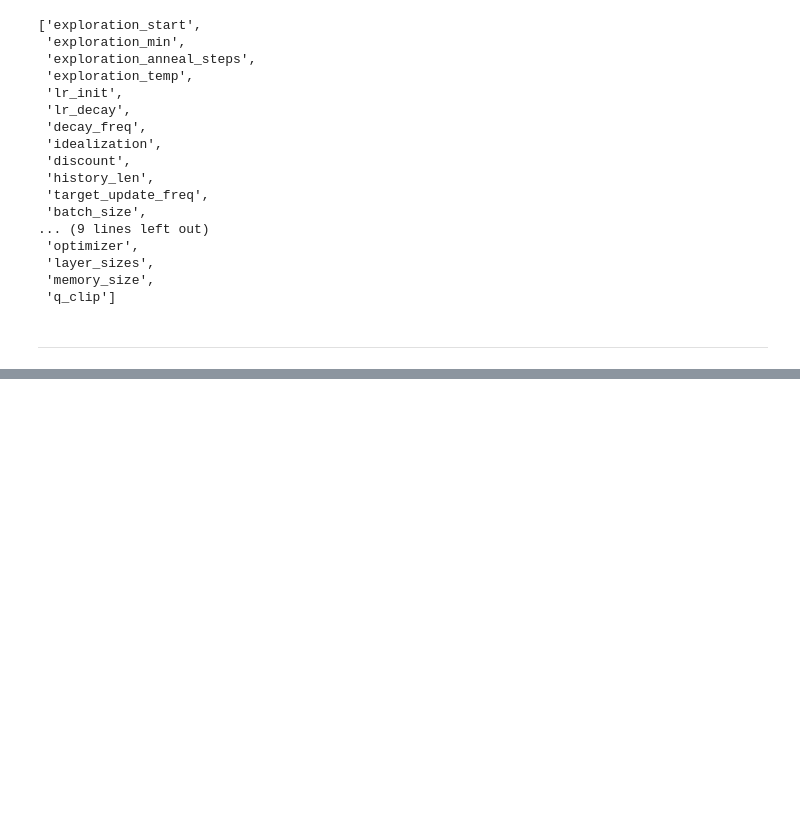
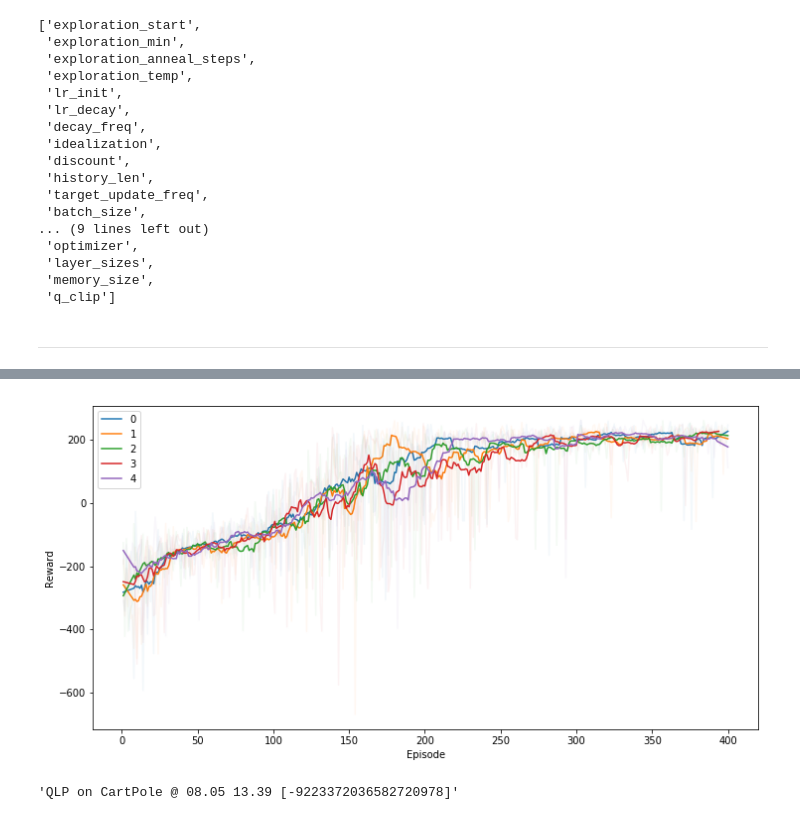
Before and after one commit to stefan-niculae/lunar-rainbow, a Jupyter notebook: gather_priors.ipynb, the cells around one changed output, grey strips where cells are left out. Drawn from its saved outputs; the diff is of its cells as text; code cells hidden in the pictures; blank space fills up the shorter version.

```diff
--- a/gather_priors.ipynb
+++ b/gather_priors.ipynb
@@ -87,4 +94,4 @@ search_params
 # %%
 OUTPUTS_DIR = Path('outputs')
-valid_names = [f for f in os.listdir(OUTPUTS_DIR)
-               if 'dqn' in f.lower() and 'lander' in f.lower()]
+valid_names = [f for f in os.listdir(OUTPUTS_DIR)]
+len(valid_names)
@@ -95,3 +100,5 @@ len(valid_names)
+# %%
+time_pattern = re.compile(r'^.*@ (?P<day>\d{2})\.(?P<month>\d{2}) (?P<hour>\d{2})\.(?P<minute>\d{2})')
 # %%
 %%time
 dicts = []
@@ -129,0 +194,3 @@ df = pd.DataFrame(dicts)
+# %%
+lander_bests = df[df.env == 'lander'].sort_values(by='aggregated', ascending=False)[['aggregated', 'tail_avg', 'tail_std', 'max_reward', 'final_reward', 'time', 'n_eps', 'solve_episode', 'filename', 'date']]
+lander_bests.head(10)
@@ -129,0 +209,11 @@ df = pd.DataFrame(dicts)
+# %%
+fnames = lander_bests.head(5).filename
+
+names = list(range(len(fnames)))
+dfs = [pd.read_csv(OUTPUTS_DIR / fname / 'train.csv') for fname in fnames]
+win_sizes = [15] * len(fnames)
+
+plt.figure(figsize=(12, 6))
+_ = training_progress_static(dfs, win_sizes, names)
+# %% [output]
+[figure, added]
@@ -129,0 +222,4 @@ df = pd.DataFrame(dicts)
+# %%
+Stefandf[df.env == 'pole'].sort_values(by='aggregated', ascending=False).iloc[0].filename
+# %% [output]
+'QLP on CartPole @ 08.05 13.39 [-9223372036582720978]'
```
Also changed, not shown: parts of 25 cells of this notebook, 34 other files.
